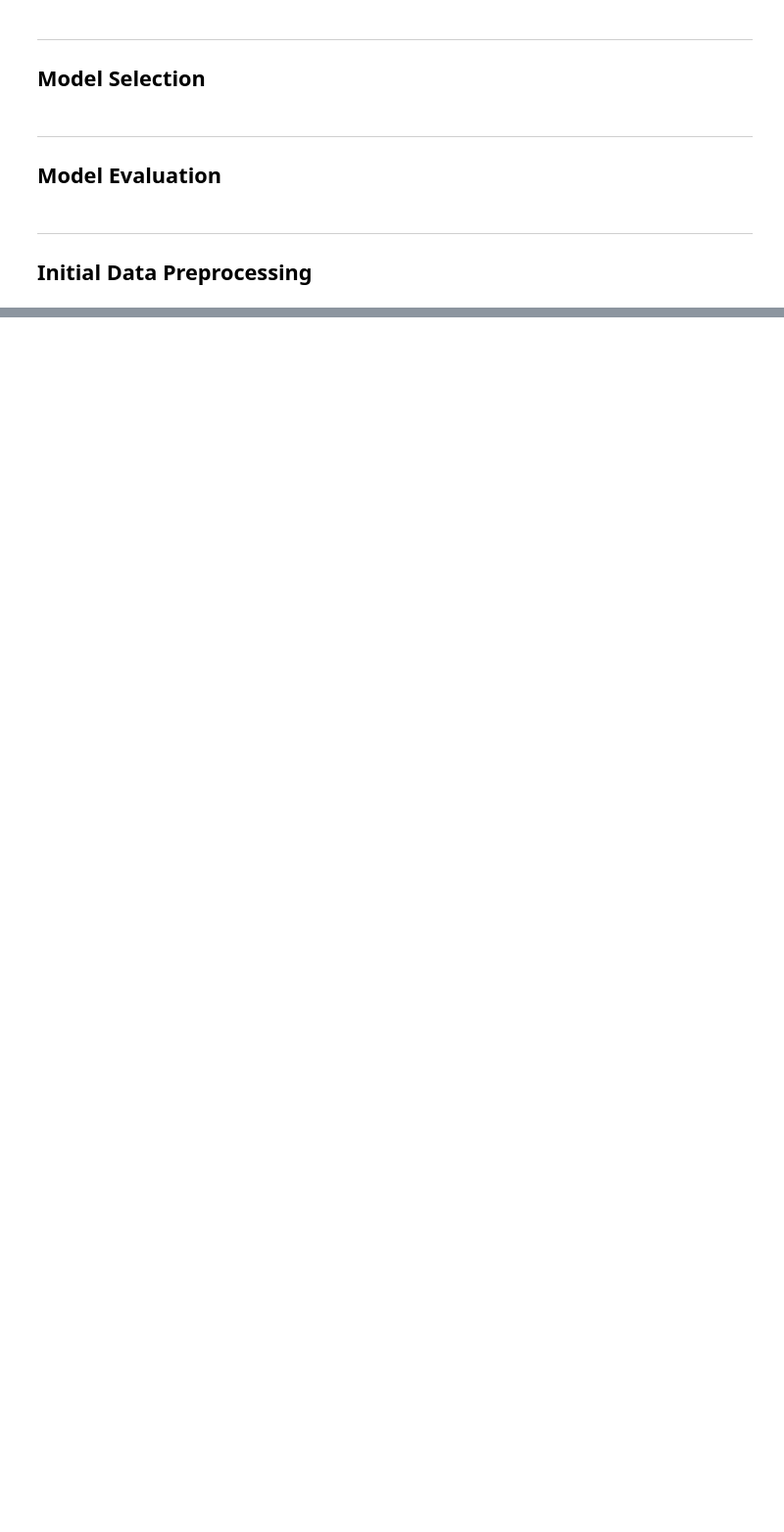
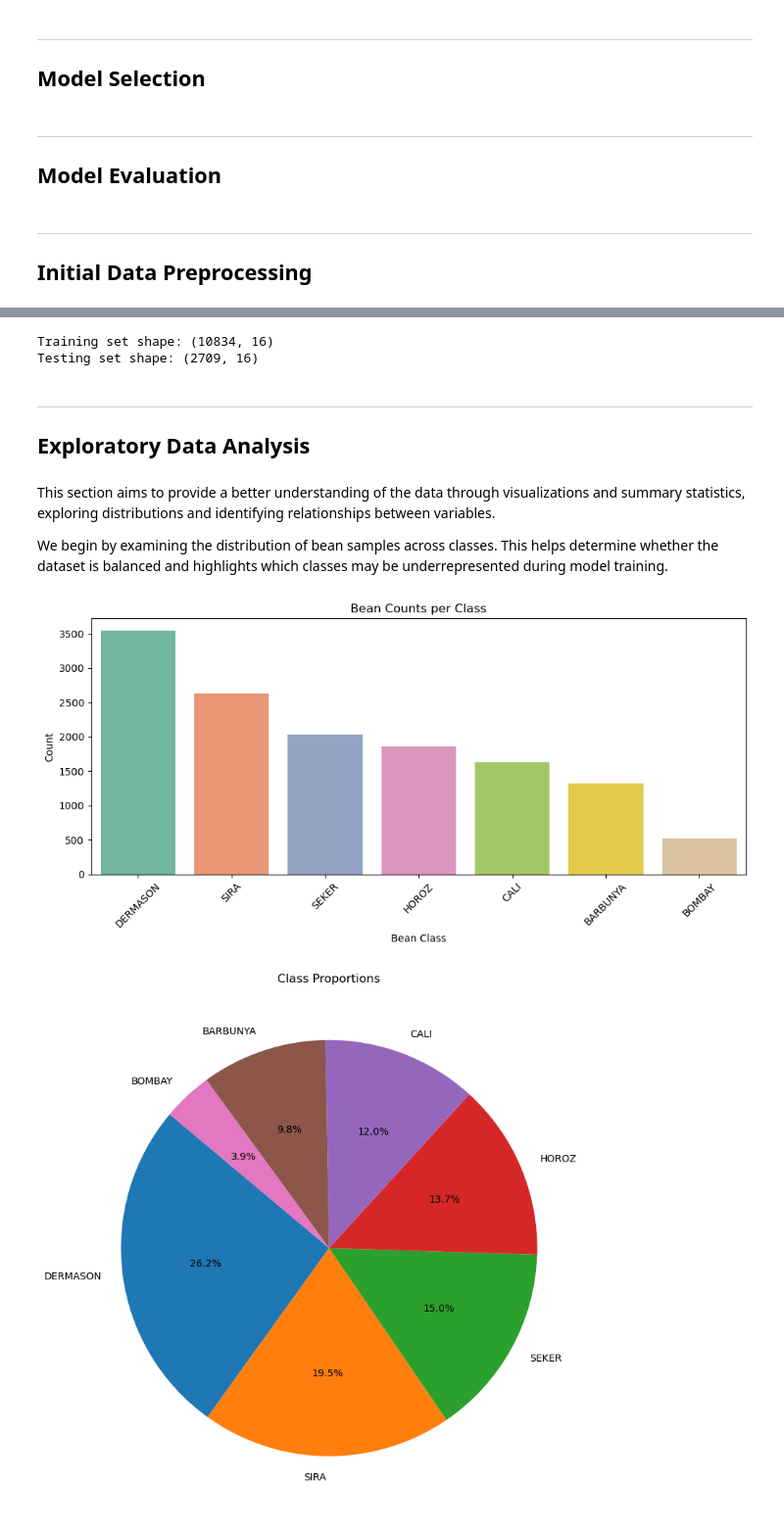
Before and after one commit to saxzeee/STINTSY-MCO, a Jupyter notebook: STINTSY-MCO-Group2.ipynb, the cells around one changed output, grey strips where cells are left out. Shown at 98% size. Saved outputs shown, nothing was run; the diff lists cells and outputs as text; code cells hidden in the pictures; blank space fills up the shorter version.

```diff
--- a/STINTSY-MCO-Group2.ipynb
+++ b/STINTSY-MCO-Group2.ipynb
@@ -71,0 +165,2 @@ We review the unique values of each column in the dataset to gain an initial und
+# %%
+df = df.drop_duplicates()
@@ -71,0 +175,2 @@ We review the unique values of each column in the dataset to gain an initial und
+# %%
+df["Class"] = df["Class"].astype(str).str.strip()
@@ -71,0 +225,49 @@ We review the unique values of each column in the dataset to gain an initial und
+# %%
+print("Training set shape:", X_train_scaled.shape)
+print("Testing set shape:", X_test_scaled.shape)
+# %% [output]
+Training set shape: (10834, 16)
+Testing set shape: (2709, 16)
+# %% [markdown]
+---
+
+## Exploratory Data Analysis
+# %% [markdown]
+This section aims to provide a better understanding of the data through visualizations and summary statistics, exploring distributions and identifying relationships between variables.
+
+We begin by examining the distribution of bean samples across classes. This helps determine whether the dataset is balanced and highlights which classes may be underrepresented during model training.
+# %%
+import warnings
+import matplotlib.pyplot as plt
+import seaborn as sns
+
+warnings.filterwarnings(
+    "ignore",
+    message="use_inf_as_na option is deprecated and will be removed in a future version.*",
+    category=FutureWarning
+)
+
+class_counts = df["Class"].value_counts()
+
+plt.figure(figsize=(10, 5))
+sns.barplot(x=class_counts.index, y=class_counts.values, palette="Set2")
+plt.title("Bean Counts per Class")
+plt.xlabel("Bean Class")
+plt.ylabel("Count")
+plt.xticks(rotation=45)
+plt.tight_layout()
+plt.show()
+
+plt.figure(figsize=(8, 8))
+plt.pie(
+    class_counts.values,
+    labels=class_counts.index,
+    autopct="%1.1f%%",
+    startangle=140
+)
+plt.title("Class Proportions")
+plt.tight_layout()
+plt.show()
+# %% [output]
+[figure, added]
+[figure, added]
```
Also changed, not shown: parts of 31 cells of this notebook.
